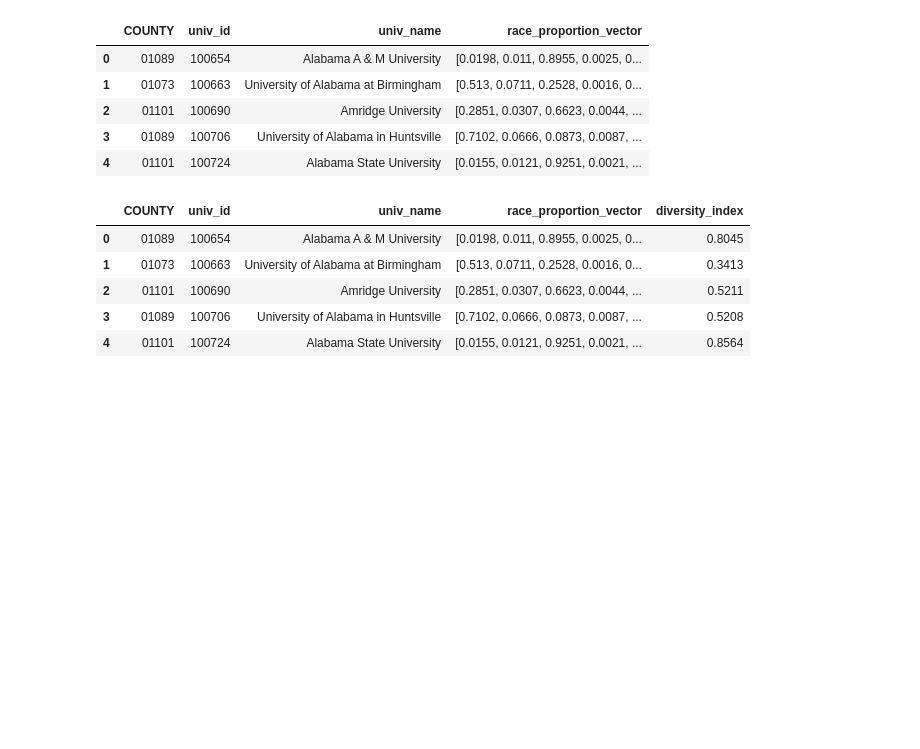
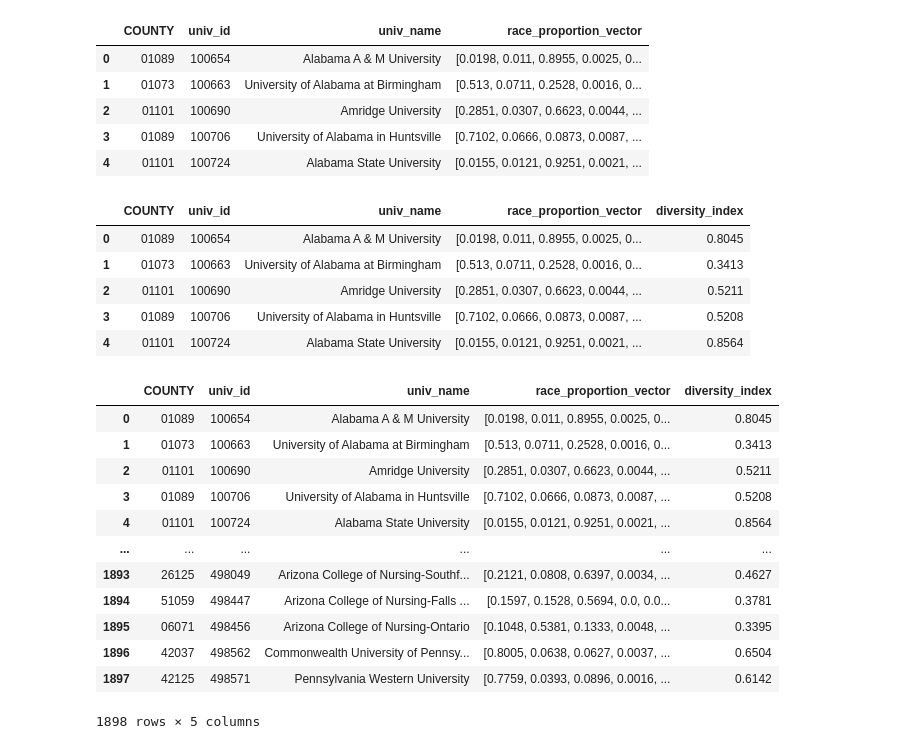
Before and after one commit to davidgarmal/comm3180_S26_G3_Data_Project, a Jupyter notebook: data_analysis/university_racial.ipynb, the cells around one changed output. Drawn from its saved outputs; the diff is of its cells as text; code cells hidden in the pictures; blank space fills up the shorter version.

Commit message:
corrected racial_comp_univ

```diff
--- a/data_analysis/university_racial.ipynb
+++ b/data_analysis/university_racial.ipynb
@@ -230,3 +236,19 @@ dat_vectors.head()
 # %%
 # Store the merged data to manipulate with the census data later
 dat_vectors.to_csv('../data/racial_comp_univ.csv', index=False)
+# %%
+dat_vectors
+# %% [output]
+|  | COUNTY | univ_id | univ_name | race_proportion_vector | diversity_index |
+| 0 | 01089 | 100654 | Alabama A & M University | [0.0198, 0.011, 0.8955, 0.0025, 0... | 0.8045 |
+| 1 | 01073 | 100663 | University of Alabama at Birmingham | [0.513, 0.0711, 0.2528, 0.0016, 0... | 0.3413 |
+| 2 | 01101 | 100690 | Amridge University | [0.2851, 0.0307, 0.6623, 0.0044, ... | 0.5211 |
+| 3 | 01089 | 100706 | University of Alabama in Huntsville | [0.7102, 0.0666, 0.0873, 0.0087, ... | 0.5208 |
+| 4 | 01101 | 100724 | Alabama State University | [0.0155, 0.0121, 0.9251, 0.0021, ... | 0.8564 |
+| ... | ... | ... | ... | ... | ... |
+| 1893 | 26125 | 498049 | Arizona College of Nursing-Southf... | [0.2121, 0.0808, 0.6397, 0.0034, ... | 0.4627 |
+| 1894 | 51059 | 498447 | Arizona College of Nursing-Falls ... | [0.1597, 0.1528, 0.5694, 0.0, 0.0... | 0.3781 |
+| 1895 | 06071 | 498456 | Arizona College of Nursing-Ontario | [0.1048, 0.5381, 0.1333, 0.0048, ... | 0.3395 |
+| 1896 | 42037 | 498562 | Commonwealth University of Pennsy... | [0.8005, 0.0638, 0.0627, 0.0037, ... | 0.6504 |
+| 1897 | 42125 | 498571 | Pennsylvania Western University | [0.7759, 0.0393, 0.0896, 0.0016, ... | 0.6142 |
+1898 rows × 5 columns
```
Also changed, not shown: parts of 3 cells of this notebook, 1 other file.
